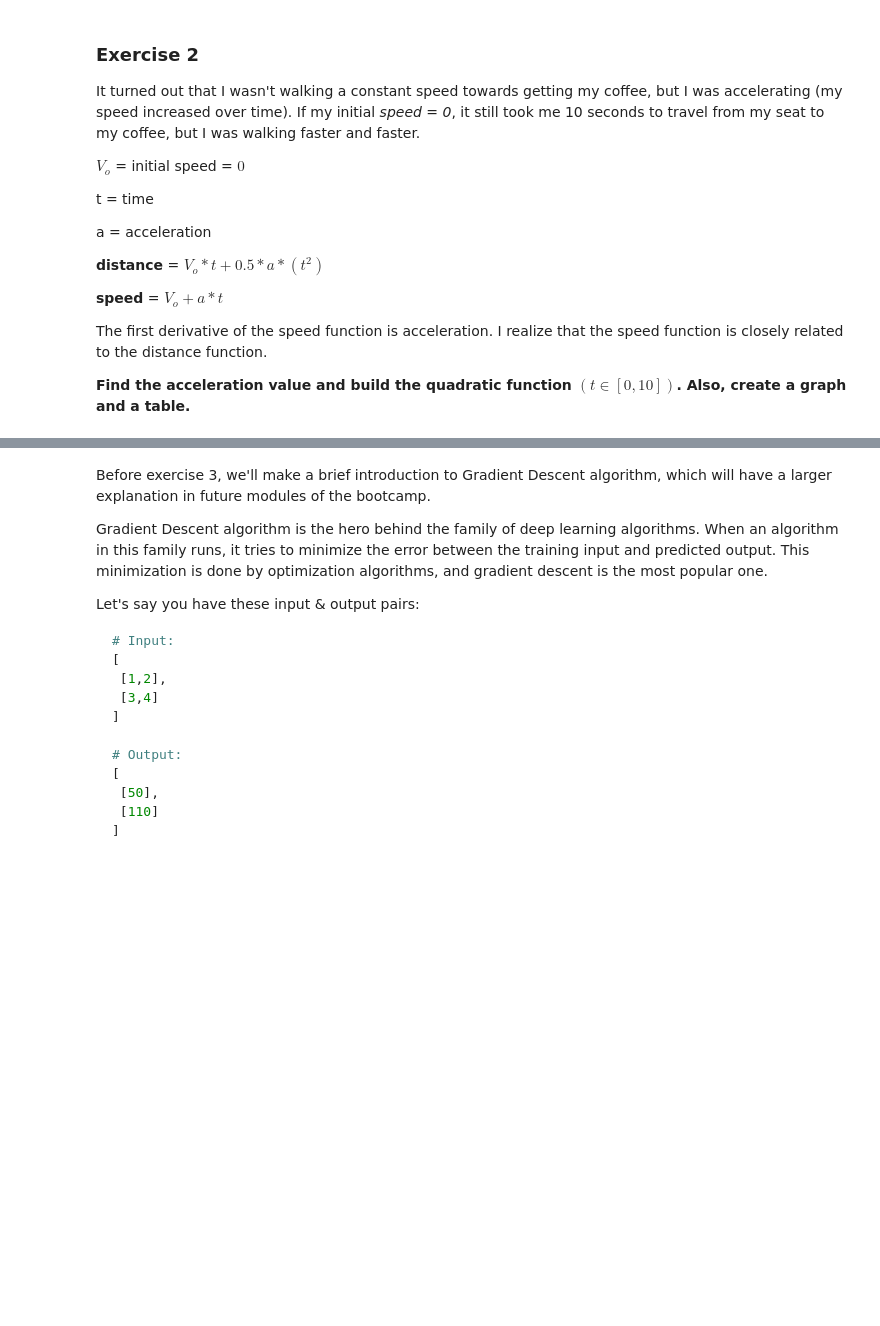
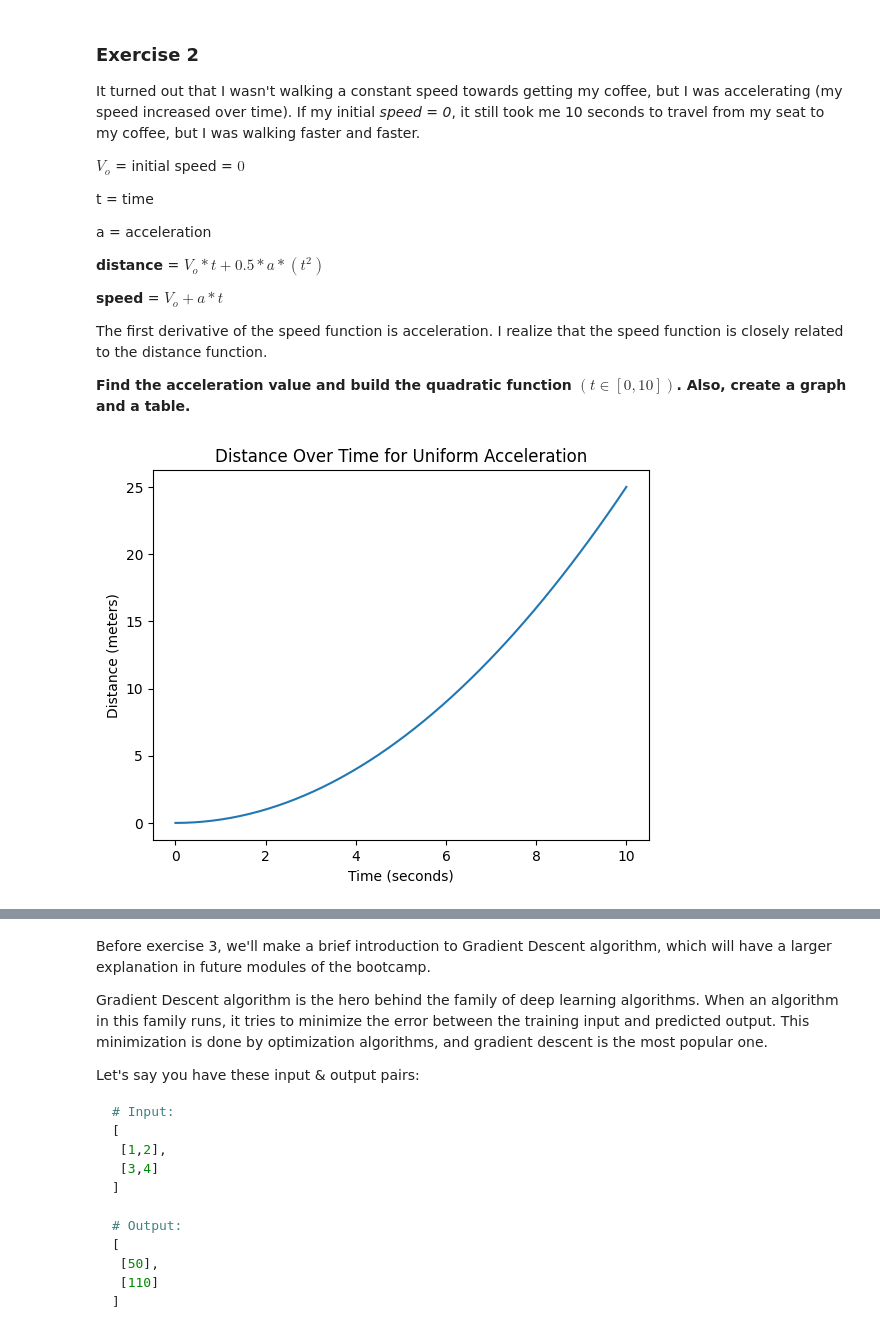
Before and after one commit to GuillePrograma94/ALGEBRA, a Jupyter notebook: notebook/problems.ipynb, the cells around one changed output, grey strips where cells are left out. Saved outputs shown, nothing was run; the diff lists cells and outputs as text; code cells hidden in the pictures; blank space fills up the shorter version.

```diff
--- a/notebook/problems.ipynb
+++ b/notebook/problems.ipynb
@@ -102,5 +103,24 @@ The first derivative of the speed function is acceleration. I realize that the s
 **Find the acceleration value and build the quadratic function  $(t ∈ [0,10])$. Also, create a graph and a table.**
 # %%
 # Define and plot the quadratic funtion
+a = sp.symbols('a')
+distance = 25
+t = 10
+a_equation = sp.Eq(distance, 0.5 * a * (t**2))
+
+acceleration = sp.solve(a_equation, a)[0]
+
+def speed_function (seconds):
+    return 0.5*acceleration*(seconds**2)
+
+distance_over_time = speed_function(time_stamps)
+
+plt.plot(time_stamps,distance_over_time)
+plt.xlabel('Time (seconds)')
+plt.ylabel('Distance (meters)')
+plt.title('Distance Over Time for Uniform Acceleration')
+plt.show()
+# %% [output]
+[figure, added]
 # %%
 # Create a DataFrame
```
Also changed, not shown: parts of 2 cells of this notebook.
